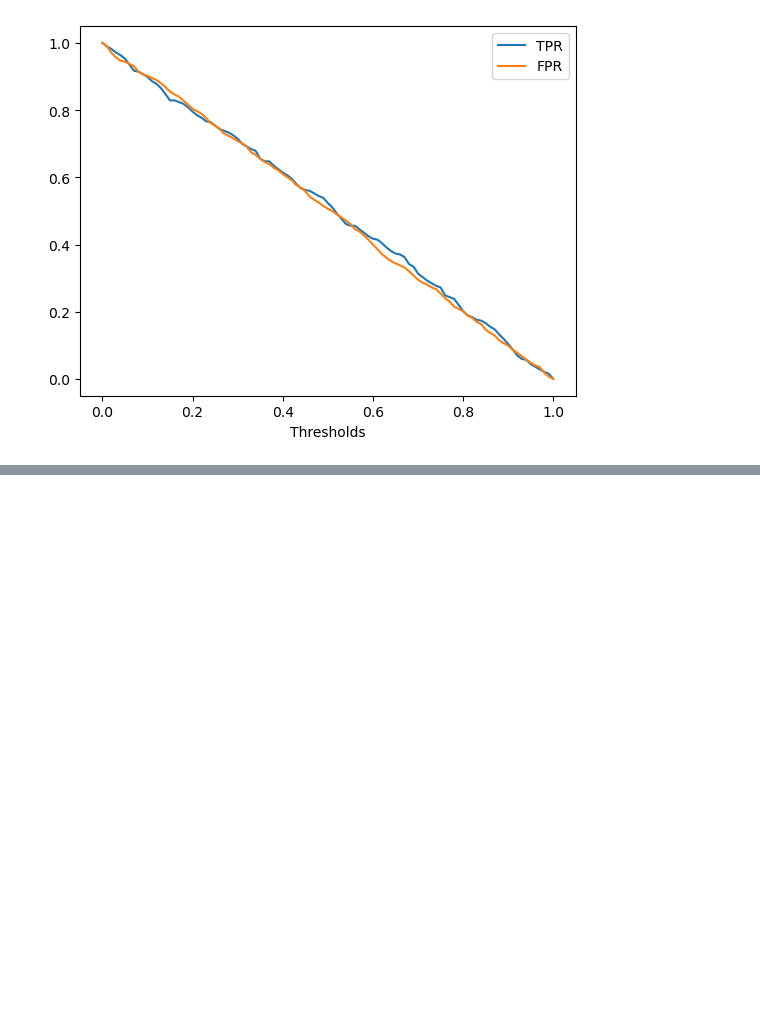
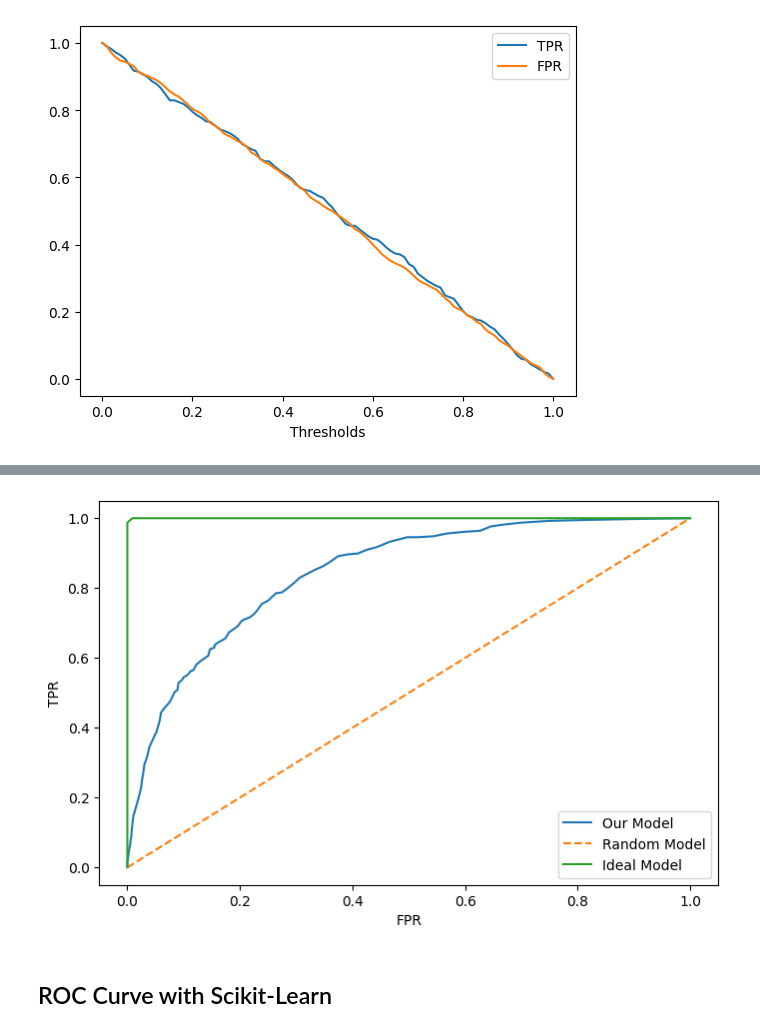
Before and after one commit to AlexanderPelaezJimenez/ml_zoomcamp_2024, a Jupyter notebook: week_4_evaluation/notebooks/1_evaluation_metrics_for_classification.ipynb, the cells around one changed output, grey strips where cells are left out. Drawn from its saved outputs; the diff is of its cells as text; code cells hidden in the pictures; blank space fills up the shorter version.

```diff
--- a/week_4_evaluation/notebooks/1_evaluation_metrics_for_classification.ipynb
+++ b/week_4_evaluation/notebooks/1_evaluation_metrics_for_classification.ipynb
@@ -386,0 +450,16 @@ plt.show()
+# %%
+plt.figure(figsize=(8, 5))
+
+plt.plot(df_scores['FPR'], df_scores['TPR'], label='Our Model')
+#plt.plot(df_random['fpr'], df_random['tpr'], label='Random Model')
+plt.plot([0,1], [0, 1], label='Random Model', linestyle='--')
+plt.plot(df_ideal['fpr'], df_ideal['tpr'], label='Ideal Model')
+
+plt.xlabel('FPR')
+plt.ylabel('TPR')
+plt.legend()
+plt.show()
+# %% [output]
+[figure, added]
+# %% [markdown]
+## ROC Curve with Scikit-Learn
```
Also changed, not shown: parts of 36 cells of this notebook.
